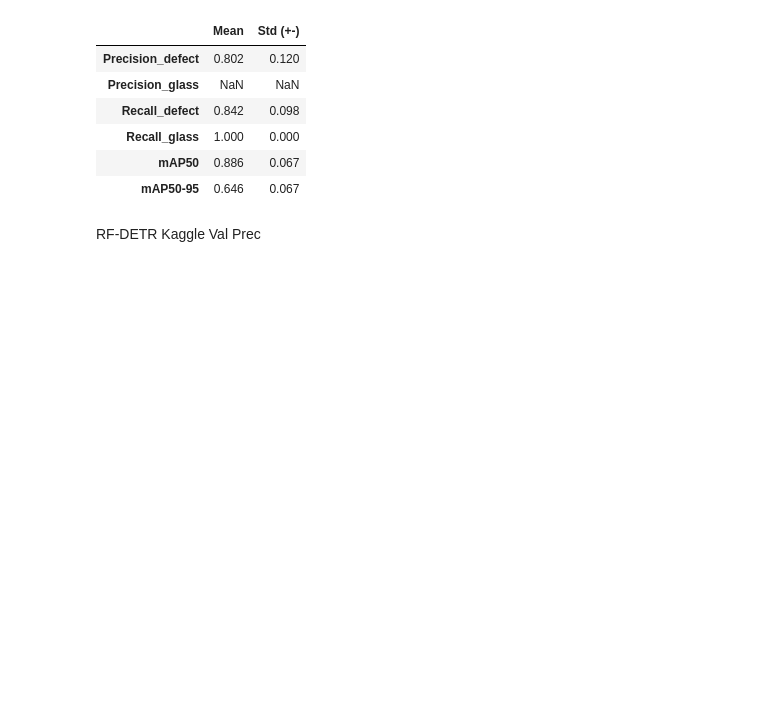
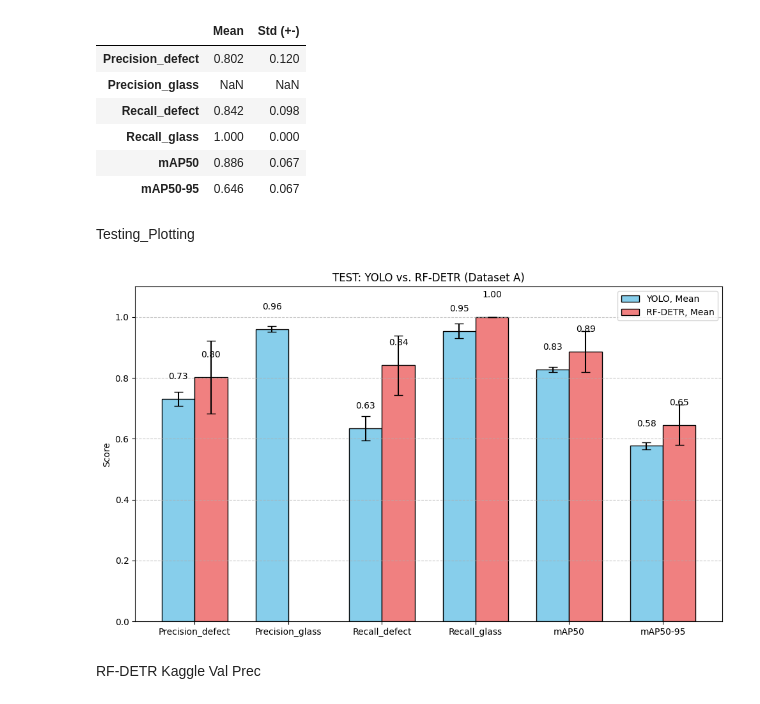
Before and after one commit to kekslol24/Glass-Defect-Detection-Evaluating-Object-Detection-Models, a Jupyter notebook: #Deployment/Code/resultsplotting.ipynb, the cells around one changed output. Saved outputs shown, nothing was run; the diff lists cells and outputs as text; code cells hidden in the pictures; blank space fills up the shorter version.

```diff
--- a/#Deployment/Code/resultsplotting.ipynb
+++ b/#Deployment/Code/resultsplotting.ipynb
@@ -414,0 +491,7 @@ round(summary.T.rename(columns={"mean": "Mean", "std": "Std (+-)"}),3)
+# %%
+# Berechnung von Mittelwert (mean) und Standardabweichung (std)
+summary_test = df_test_final.drop(columns=['Fold']).agg(['mean', 'std'])
+
+summary_test = round(summary_test.T.rename(columns={"mean": "Mean", "std": "Std (+-)"}),3)
+
+summary_test
@@ -521,7 +670,9 @@ df_rfdetr_robo_test_final.style.format("{:.3f}", subset=cols_rf).hide(axis="inde
 # Berechnung von Mittelwert (mean) und Standardabweichung (std)
 summary_robo_rfdetr_test_final = df_rfdetr_robo_test_final.drop(columns=['Fold']).agg(['mean', 'std'])
 
-round(summary_robo_rfdetr_test_final.T.rename(columns={"mean": "Mean", "std": "Std (+-)"}),3)
+summary_robo_rfdetr_test_final = round(summary_robo_rfdetr_test_final.T.rename(columns={"mean": "Mean", "std": "Std (+-)"}),3)
+
+summary_robo_rfdetr_test_final
 # %% [output]
 |  | Mean | Std (+-) |
 | Precision_defect | 0.802 | 0.120 |
@@ -530,6 +681,56 @@ round(summary_robo_rfdetr_test_final.T.rename(columns={"mean": "Mean", "std": "S
 | Recall_glass | 1.000 | 0.000 |
 | mAP50 | 0.886 | 0.067 |
 | mAP50-95 | 0.646 | 0.067 |
+# %% [markdown]
+Testing_Plotting
+# %%
+# 1. Daten in eine vergleichbare Struktur bringen
+metrics = ['Precision_defect', 'Precision_glass', 'Recall_defect', 'Recall_glass', 'mAP50', 'mAP50-95']
+
+df_yoloa_test = summary_test
+df_rfdetra_test = summary_robo_rfdetr_test_final
+
+# 2. Plotting vorbereiten
+labels = df_yoloa_test.index
+x = np.arange(len(labels))  # Position der Labels auf der X-Achse
+width = 0.35  # Breite der Balken
+
+fig, ax = plt.subplots(figsize=(10, 6))
+
+# Balken für Modell A (mit yerr für die Fehlerbalken aus 'Std(+-)')
+rects1 = ax.bar(x - width/2, df_yoloa_test["Mean"], width, label='YOLO, Mean',
+                yerr=df_yoloa_test['Std (+-)'], capsize=5, color='skyblue', edgecolor='black')
+
+# Balken für Modell B
+rects2 = ax.bar(x + width/2, df_rfdetra_test['Mean'], width, label='RF-DETR, Mean',
+                yerr=df_rfdetra_test['Std (+-)'], capsize=5, color='lightcoral', edgecolor='black')
+
+# 3. Design und Labels anpassen
+ax.set_ylabel('Score')
+ax.set_title('TEST: YOLO vs. RF-DETR (Dataset A)')
+ax.set_xticks(x)
+ax.set_xticklabels(labels)
+ax.legend()
+ax.set_ylim(0, 1.1) # Y-Achse etwas grösser als 1.0 für die Fehlerbalken
+ax.grid(axis='y', linestyle='--', alpha=0.7)
+
+# Werte über den Balken anzeigen (optional)
+def autolabel(rects):
+    for rect in rects:
+        height = rect.get_height()
+        ax.annotate(f'{height:.2f}',
+                    xy=(rect.get_x() + rect.get_width() / 2, height),
+                    xytext=(0, 20),  # 3 points vertical offset
+                    textcoords="offset points",
+                    ha='center', va='bottom')
+
+autolabel(rects1)
+autolabel(rects2)
+
+plt.tight_layout()
+plt.show()
+# %% [output]
+[figure, added]
 # %%
 import numpy as np
 import pandas as pd
```
Also changed, not shown: parts of 11 cells of this notebook, 5 other files.
